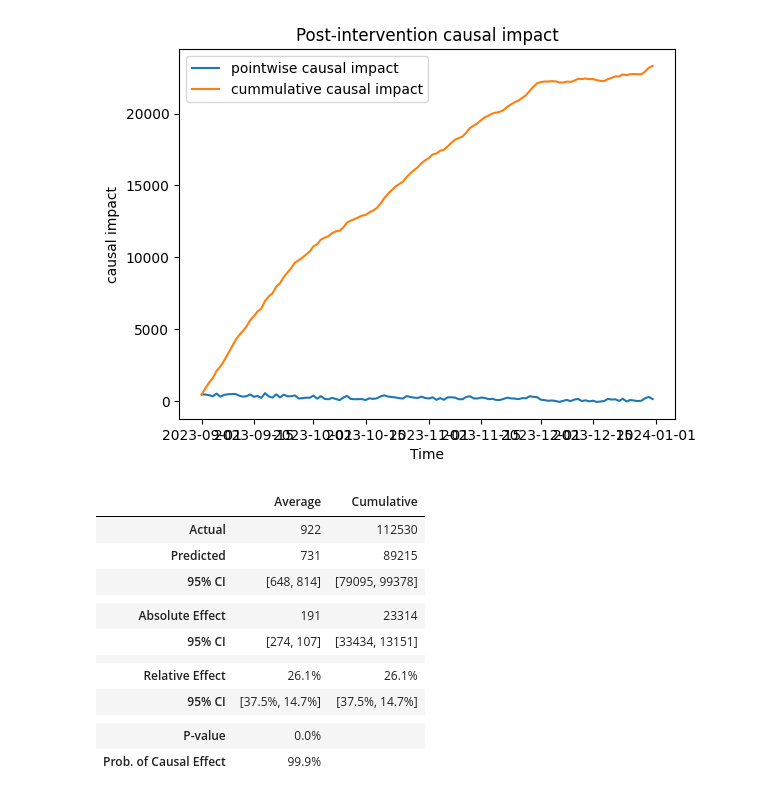
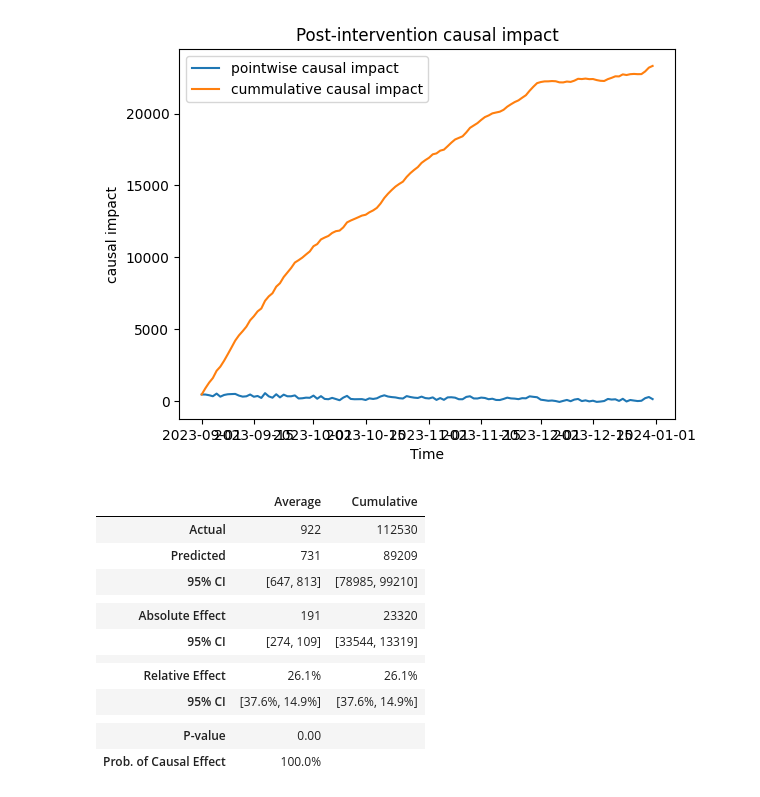
Before and after one commit to CathyLiu21/Causal_Impact, a Jupyter notebook: Campaign_Causal_Impact_BSTS_pymc.ipynb, the cells around one changed output. Cells and saved outputs as stored; diff of their text form; code cells hidden in the pictures.

Commit message:
update notebook Campaign_Causal_Impact_BSTS_pymc

```diff
--- a/Campaign_Causal_Impact_BSTS_pymc.ipynb
+++ b/Campaign_Causal_Impact_BSTS_pymc.ipynb
@@ -292,13 +310,13 @@ with pm.Model(coords=coords) as model:
     P0 = pm.Deterministic("P0", np.eye(ss_mod.k_states) * P0_diag, dims=P0_dims)
 
     # Mutable data variables
-    data_exog = pm.MutableData("data_exog",  exog_data,dims=('obs','exog_state'))
+    data_exog = pm.MutableData("data_exog",  exog_data)
 
 # To fit the model, you would then proceed with model fitting steps such as sampling.
 
-    ss_mod.build_statespace_graph( obs_data, mode="JAX")
+    ss_mod.build_statespace_graph( obs_data, mode="FAST_COMPILE")
 
-    idata = pm.sample(nuts_sampler="numpyro", chains=8, draws=500)
+    idata = pm.sample(nuts_sampler="numpyro", chains=4, draws=300)
 # %%
 az.plot_trace(idata, var_names=["~P0"])
 # %% [output]
@@ -409,5 +483,5 @@ array([[[[ 958.13895883],
 
 pp.predictions['obs']
 #extracted_data = pp.predictions['obs'].isel(draw=slice(100, None),time=slice(0, len(post_period_df)))
-extracted_data=pp.predictions['obs'].isel(draw=slice(100, None),time=slice(start_row ,end_row))
+extracted_data=pp.predictions['obs'].isel(draw=slice(30, None),time=slice(start_row,end_row))
 post_period_pred=extracted_data.mean(dim=["chain", "draw"]).isel(observed_state=0)
@@ -542,10 +598,10 @@ std_pred = (mean_upper - mean_pred) / 1.88  # from mean_upper = mean_pred + 1.96
         # calculate z score
 z_score = (post_period_df_s.Sales.mean() - mean_pred) / std_pred
         # pvalue from zscore
-p_value = stat.norm.cdf(z_score)
-prob_causal = 1 - p_value
-p_value_perc = prob_causal * 100
-prob_causal_perc = (1-p_value_perc)*100
+p_value = stat.norm.cdf(z_score) # one sided p-value
+p_value_upper = 1 - p_value
+p_value_perc = p_value_upper
+prob_causal_perc = (1-p_value_perc ) * 100
 # %%
 summary = [
                 [mean_resp_fmt, cum_resp_fmt],
@@ -555,42 +611,42 @@ summary = [
                 [abs_effect_fmt, cum_abs_effect_fmt],
                 [abs_effect_ci_fmt, cum_abs_effect_ci_fmt],
                 [" ", " "],
                 [rel_effect_fmt, cum_rel_effect_fmt],
                 [rel_effect_ci_fmt, cum_rel_effect_ci_fmt],
                 [" ", " "],
-                ["{:.1f}%".format(p_value_perc), " "],
+                ["{:.2f}".format(p_value_perc), " "],
                 ["{:.1f}%".format(prob_causal_perc), " "],
             ]
 summary = pd.DataFrame(
                 summary,
                 columns=["Average", "Cumulative"],
                 index=[
                     "Actual",
                     "Predicted",
                     "95% CI",
                     " ",
                     "Absolute Effect",
                     "95% CI",
                     " ",
                     "Relative Effect",
                     "95% CI",
                     " ",
                     "P-value",
                     "Prob. of Causal Effect",
                 ],
             )
 summary
 # %% [output]
 |  | Average | Cumulative |
 | Actual | 922 | 112530 |
-| Predicted | 731 | 89215 |
-| 95% CI | [648, 814] | [79095, 99378] |
+| Predicted | 731 | 89209 |
+| 95% CI | [647, 813] | [78985, 99210] |
 |  |  |  |
-| Absolute Effect | 191 | 23314 |
-| 95% CI | [274, 107] | [33434, 13151] |
+| Absolute Effect | 191 | 23320 |
+| 95% CI | [274, 109] | [33544, 13319] |
 |  |  |  |
 | Relative Effect | 26.1% | 26.1% |
-| 95% CI | [37.5%, 14.7%] | [37.5%, 14.7%] |
+| 95% CI | [37.6%, 14.9%] | [37.6%, 14.9%] |
 |  |  |  |
-| P-value | 0.0% |  |
-| Prob. of Causal Effect | 99.9% |  |
+| P-value | 0.00 |  |
+| Prob. of Causal Effect | 100.0% |  |
```
Also changed, not shown: parts of 21 cells of this notebook.
